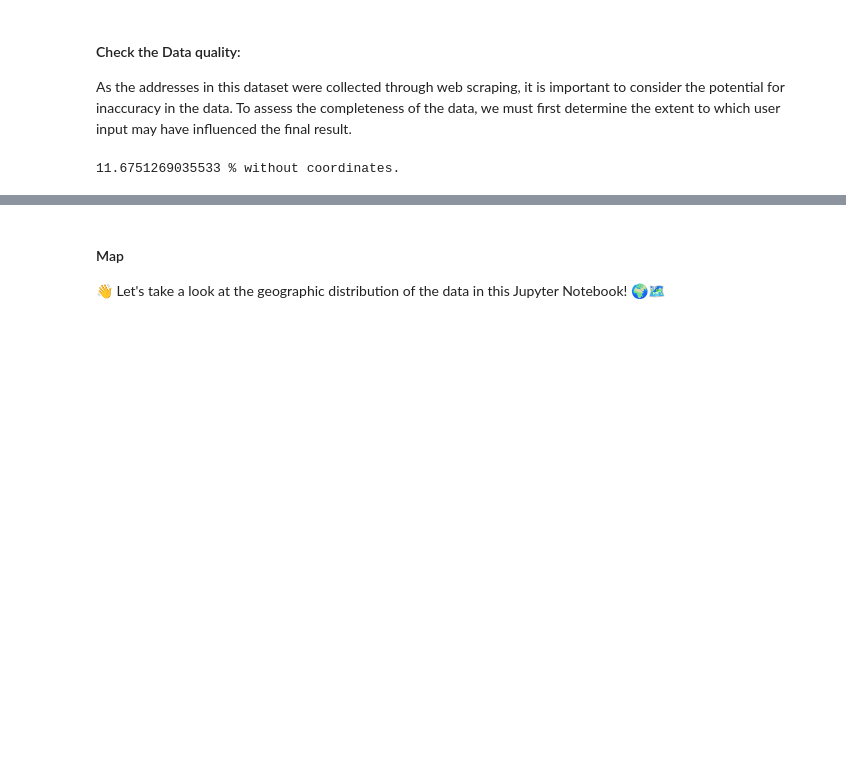
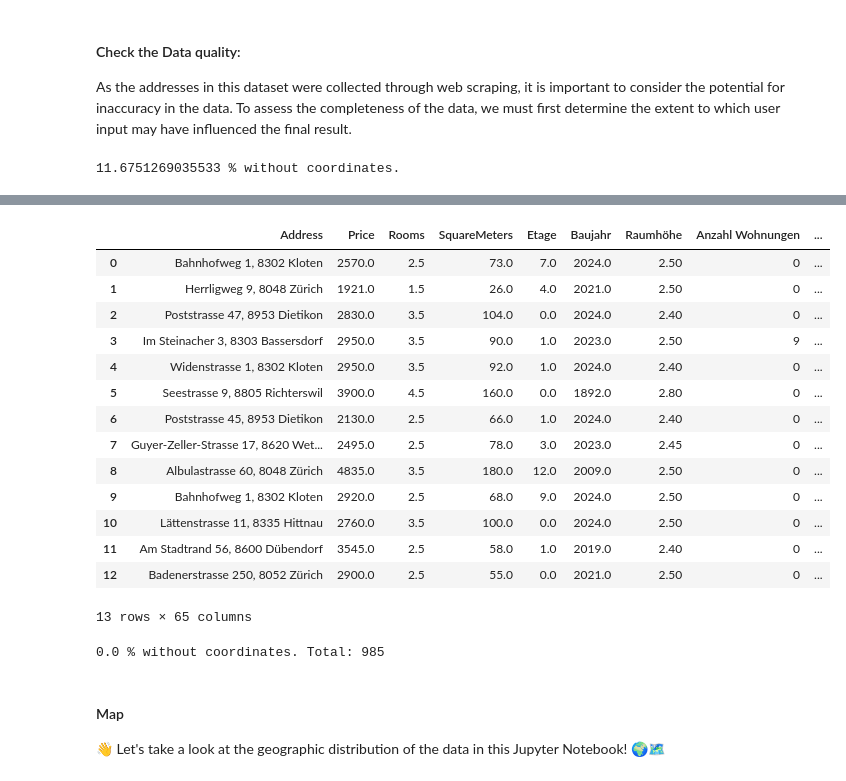
Before and after one commit to meichflo/ADS_Project_group3, a Jupyter notebook: immo-project.ipynb, the cells around one changed output, grey strips where cells are left out. Cells and saved outputs as stored; diff of their text form; code cells hidden in the pictures; blank space fills up the shorter version.

```diff
--- a/immo-project.ipynb
+++ b/immo-project.ipynb
@@ -576,0 +595,8 @@ TypeError: NumPy boolean array indexing assignment requires a 0 or 1-dimensional
+# %%
+from google_coordinates import get_google_coordinates
+
+# Step 1: Extract rows with NaN coordinates
+df_nan_coordinates = df_coordinates[df_coordinates['Latitude'].isna()]
+
+df_nan_coordinates['Coordinates'] = df_nan_coordinates['Address'].apply(get_google_coordinates)
+df_nan_coordinates.head()
@@ -576,0 +628,3 @@ TypeError: NumPy boolean array indexing assignment requires a 0 or 1-dimensional
+# %%
+df_nan_coordinates[['Latitude', 'Longitude']] = df_nan_coordinates['Coordinates'].apply(pd.Series)
+df_nan_coordinates.drop('Coordinates', axis=1, inplace=True)
@@ -577,5 +641,26 @@ TypeError: NumPy boolean array indexing assignment requires a 0 or 1-dimensional
+# %%
+df_coordinates.update(df_nan_coordinates)
+df_coordinates.head(13)
+# %% [output]
+|  | Address | Price | Rooms | SquareMeters | Etage | Baujahr | Raumhöhe | Anzahl Wohnungen | ... |
+| 0 | Bahnhofweg 1, 8302 Kloten | 2570.0 | 2.5 | 73.0 | 7.0 | 2024.0 | 2.50 | 0 | ... |
+| 1 | Herrligweg 9, 8048 Zürich | 1921.0 | 1.5 | 26.0 | 4.0 | 2021.0 | 2.50 | 0 | ... |
+| 2 | Poststrasse 47, 8953 Dietikon | 2830.0 | 3.5 | 104.0 | 0.0 | 2024.0 | 2.40 | 0 | ... |
+| 3 | Im Steinacher 3, 8303 Bassersdorf | 2950.0 | 3.5 | 90.0 | 1.0 | 2023.0 | 2.50 | 9 | ... |
+| 4 | Widenstrasse 1, 8302 Kloten | 2950.0 | 3.5 | 92.0 | 1.0 | 2024.0 | 2.40 | 0 | ... |
+| 5 | Seestrasse 9, 8805 Richterswil | 3900.0 | 4.5 | 160.0 | 0.0 | 1892.0 | 2.80 | 0 | ... |
+| 6 | Poststrasse 45, 8953 Dietikon | 2130.0 | 2.5 | 66.0 | 1.0 | 2024.0 | 2.40 | 0 | ... |
+| 7 | Guyer-Zeller-Strasse 17, 8620 Wet... | 2495.0 | 2.5 | 78.0 | 3.0 | 2023.0 | 2.45 | 0 | ... |
+| 8 | Albulastrasse 60, 8048 Zürich | 4835.0 | 3.5 | 180.0 | 12.0 | 2009.0 | 2.50 | 0 | ... |
+| 9 | Bahnhofweg 1, 8302 Kloten | 2920.0 | 2.5 | 68.0 | 9.0 | 2024.0 | 2.50 | 0 | ... |
+| 10 | Lättenstrasse 11, 8335 Hittnau | 2760.0 | 3.5 | 100.0 | 0.0 | 2024.0 | 2.50 | 0 | ... |
+| 11 | Am Stadtrand 56, 8600 Dübendorf | 3545.0 | 2.5 | 58.0 | 1.0 | 2019.0 | 2.40 | 0 | ... |
+| 12 | Badenerstrasse 250, 8052 Zürich | 2900.0 | 2.5 | 55.0 | 0.0 | 2021.0 | 2.50 | 0 | ... |
+13 rows × 65 columns
 # %%
-print(df_encoded['Latitude'].isna().sum() / len(df_encoded) * 100, "% without coordinates.")
+print(df_coordinates['Latitude'].isna().sum() / len(df_coordinates) * 100, "% without coordinates. Total:", len(df_coordinates))
+# %% [output]
+0.0 % without coordinates. Total: 985
 # %% [markdown]
 #### Map
 👋 Let's take a look at the geographic distribution of the data in this Jupyter Notebook! 🌍🗺️
```
Also changed, not shown: parts of 21 cells of this notebook, 2 other files.
